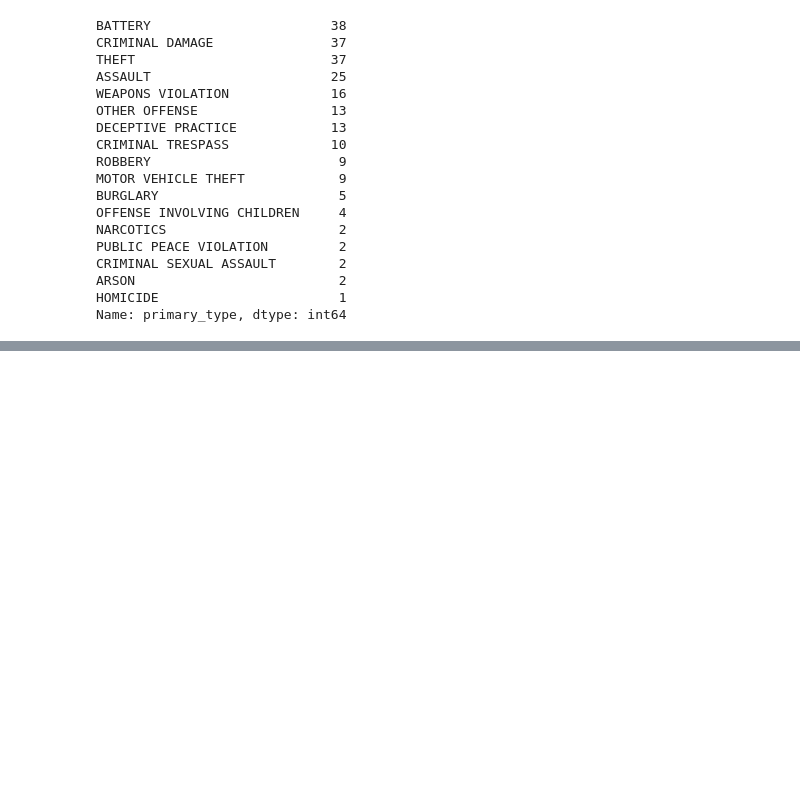
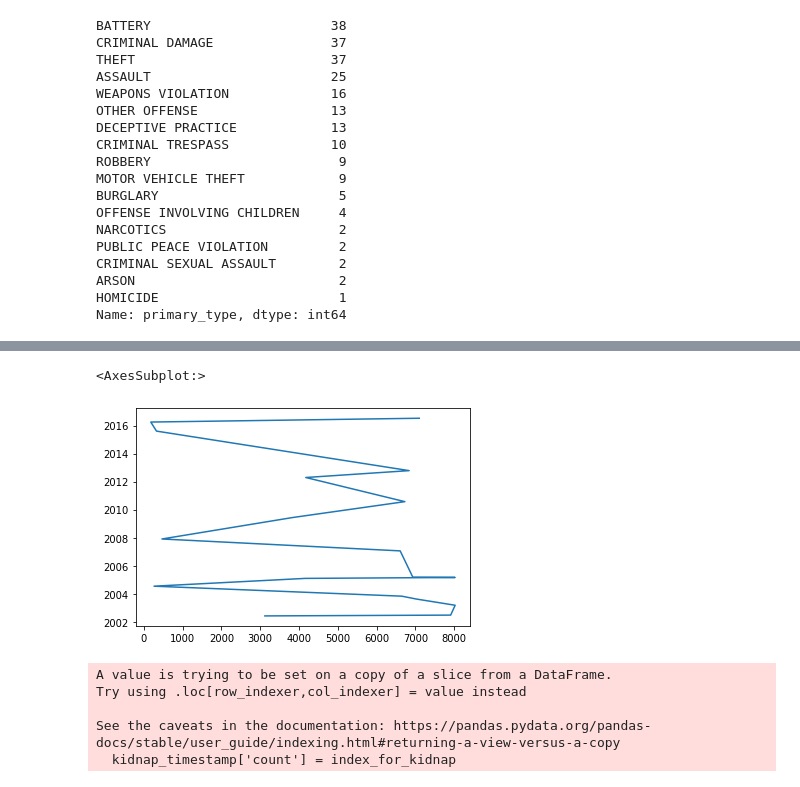
Before and after one commit to dwipaalfarisi/project-data-analysis, a Jupyter notebook: chicago_crime.ipynb, the cells around one changed output, grey strips where cells are left out. Cells and saved outputs as stored; diff of their text form; code cells hidden in the pictures; blank space fills up the shorter version.

Commit message:
done 1 timestamp crime type

```diff
--- a/chicago_crime.ipynb
+++ b/chicago_crime.ipynb
@@ -910,0 +887,4 @@ I want to see the timestamp for each crime type
+# %%
+# sort values by date column
+timestamp_data = data.sort_values(by='date')
+timestamp_data.head(3)
@@ -910,0 +897,5 @@ I want to see the timestamp for each crime type
+# %%
+# type(data.date)
+
+# convert date to datetime format or datetime data type
+timestamp_data['date'] = pd.to_datetime(data.date)
@@ -910,0 +927,2 @@ I want to see the timestamp for each crime type
+# %%
+kidnap_timestamp = timestamp_data[timestamp_data['primary_type'] == 'KIDNAPPING']
@@ -910,0 +950,4 @@ I want to see the timestamp for each crime type
+# %%
+# get the year and add a new column based on it
+kidnap_timestamp['year'] = pd.DatetimeIndex(kidnap_timestamp['date']).year
+kidnap_timestamp['year']
@@ -910,0 +979,18 @@ I want to see the timestamp for each crime type
+# %%
+kidnap_timestamp['date'].plot()
+# %% [output]
+<AxesSubplot:>
+[figure, added]
+# %%
+# create an index for the year and replace it
+index_for_kidnap = [index_for_kidnap for index_for_kidnap in range(1, 19)]
+
+# must assign it to the dataframe for set_index to work
+# set_index must be from a column within the dataframe
+kidnap_timestamp['count'] = index_for_kidnap
+# %% [output]
+A value is trying to be set on a copy of a slice from a DataFrame.
+Try using .loc[row_indexer,col_indexer] = value instead
+
+See the caveats in the documentation: https://pandas.pydata.org/pandas-docs/stable/user_guide/indexing.html#returning-a-view-versus-a-copy
+  kidnap_timestamp['count'] = index_for_kidnap
```
Also changed, not shown: parts of 20 cells of this notebook.
